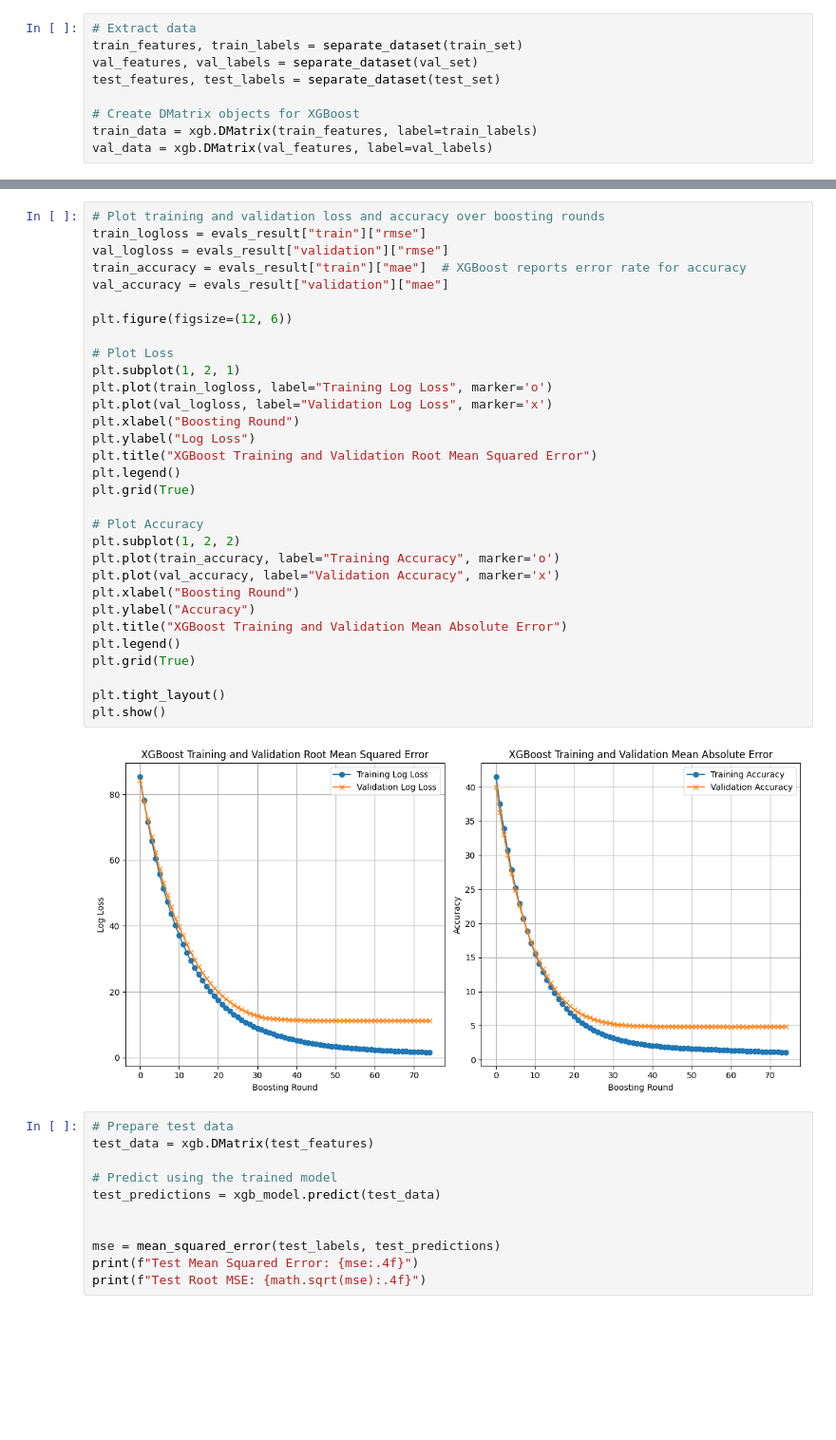
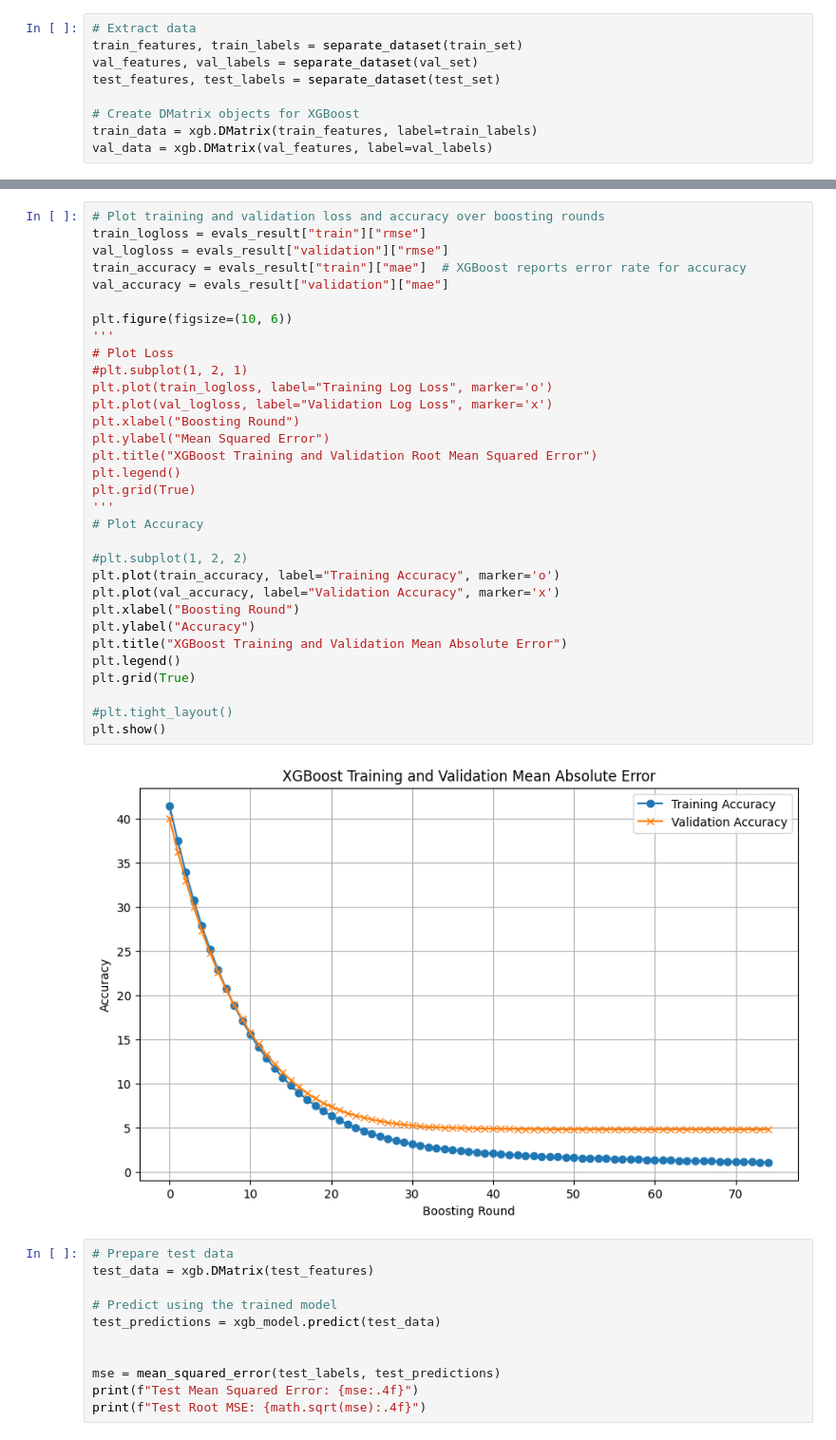
Before and after one commit to GreenhillZachary/CS482_Final_Project, a Jupyter notebook: xgboost.ipynb, the cells around one changed output, grey strips where cells are left out. Shown at 95% size. Saved outputs shown, nothing was run; the diff lists cells and outputs as text; blank space fills up the shorter version.

```diff
--- a/xgboost.ipynb
+++ b/xgboost.ipynb
@@ -94,36 +94,37 @@ xgb_model = xgb.train(
 # %%
 # Plot training and validation loss and accuracy over boosting rounds
 train_logloss = evals_result["train"]["rmse"]
 val_logloss = evals_result["validation"]["rmse"]
 train_accuracy = evals_result["train"]["mae"]  # XGBoost reports error rate for accuracy
 val_accuracy = evals_result["validation"]["mae"]
 
-plt.figure(figsize=(12, 6))
-
+plt.figure(figsize=(10, 6))
+'''
 # Plot Loss
-plt.subplot(1, 2, 1)
+#plt.subplot(1, 2, 1)
 plt.plot(train_logloss, label="Training Log Loss", marker='o')
 plt.plot(val_logloss, label="Validation Log Loss", marker='x')
 plt.xlabel("Boosting Round")
-plt.ylabel("Log Loss")
+plt.ylabel("Mean Squared Error")
 plt.title("XGBoost Training and Validation Root Mean Squared Error")
 plt.legend()
 plt.grid(True)
+'''
+# Plot Accuracy
 
-# Plot Accuracy
-plt.subplot(1, 2, 2)
+#plt.subplot(1, 2, 2)
 plt.plot(train_accuracy, label="Training Accuracy", marker='o')
 plt.plot(val_accuracy, label="Validation Accuracy", marker='x')
 plt.xlabel("Boosting Round")
 plt.ylabel("Accuracy")
 plt.title("XGBoost Training and Validation Mean Absolute Error")
 plt.legend()
 plt.grid(True)
 
-plt.tight_layout()
+#plt.tight_layout()
 plt.show()
 # %% [output]
-[figure, old version]
+[figure, new version]
 # %%
 # Prepare test data
 test_data = xgb.DMatrix(test_features)
```
Also changed, not shown: parts of 1 cell of this notebook, 1 other file.
